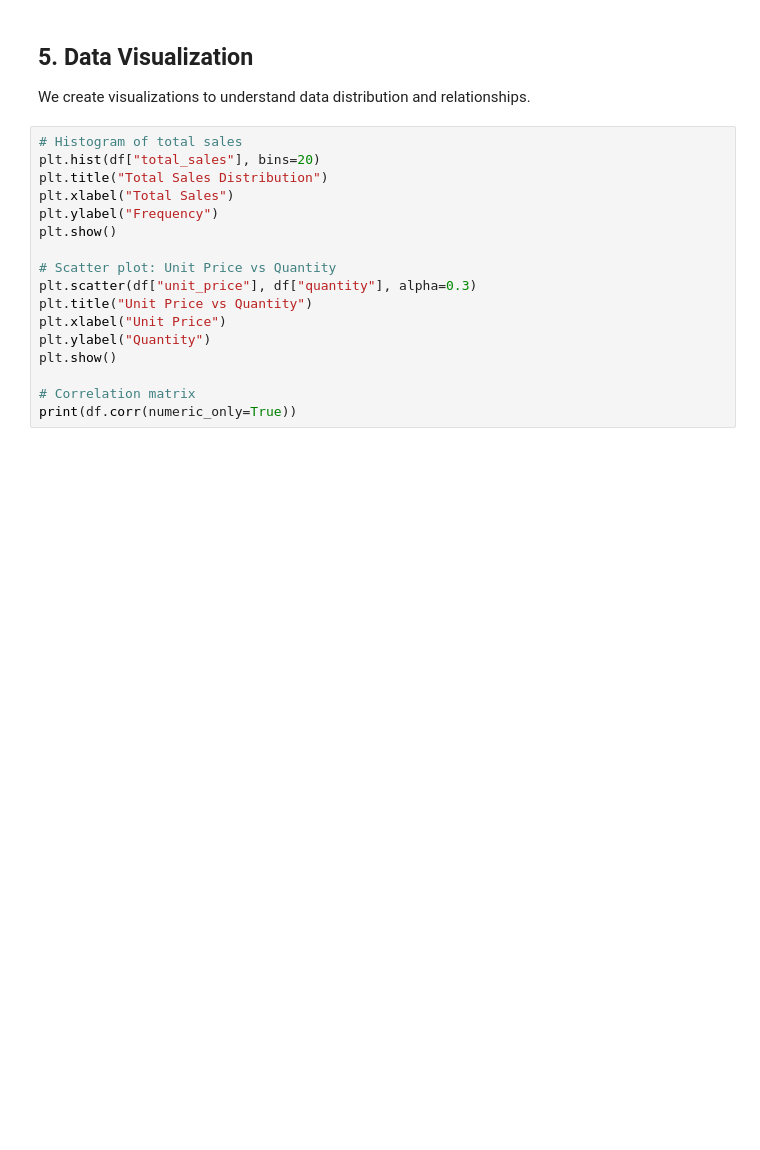
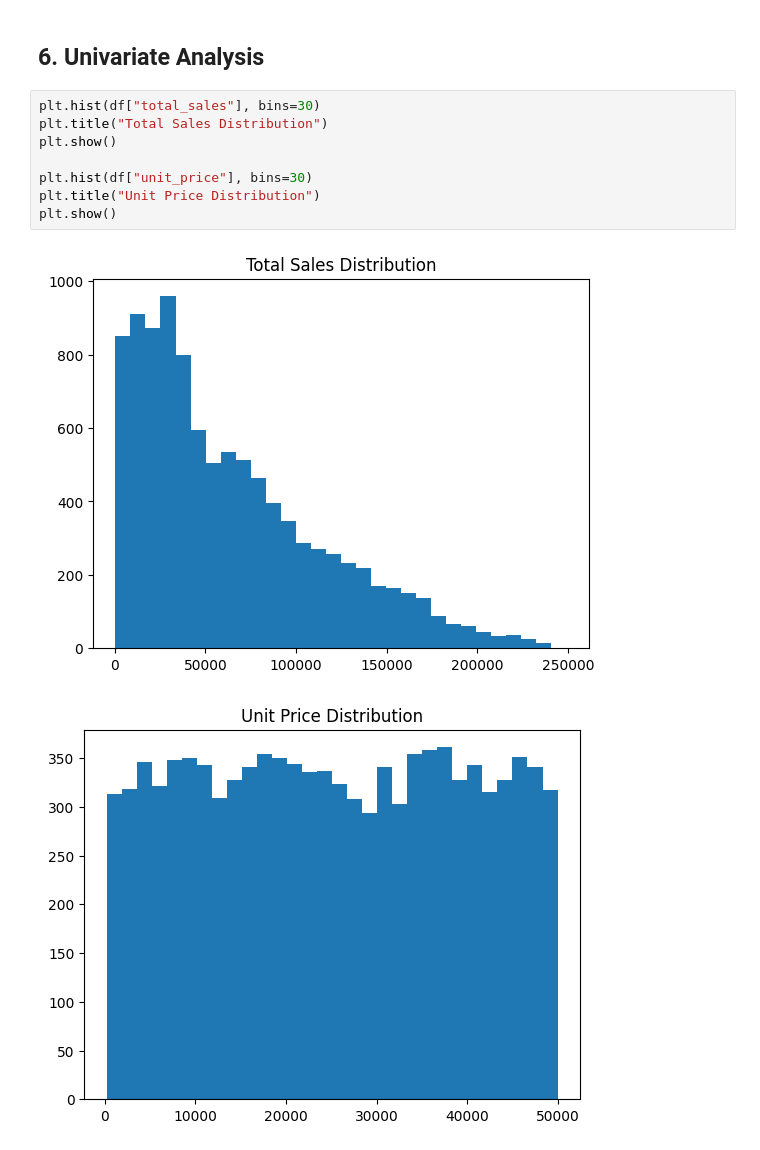
Before and after one commit to xcsi/Lab3WASAN, a Jupyter notebook: lab3.ipynb, the cells around one changed output. Saved outputs shown, nothing was run; the diff lists cells and outputs as text; blank space fills up the shorter version.

```diff
--- a/lab3.ipynb
+++ b/lab3.ipynb
@@ -54,21 +96,13 @@ print("Duplicates after:", df.duplicated().sum())
 # %% [markdown]
-## 5. Data Visualization
-
-We create visualizations to understand data distribution and relationships.
+## 6. Univariate Analysis
 # %%
-# Histogram of total sales
-plt.hist(df["total_sales"], bins=20)
+plt.hist(df["total_sales"], bins=30)
 plt.title("Total Sales Distribution")
-plt.xlabel("Total Sales")
-plt.ylabel("Frequency")
 plt.show()
 
-# Scatter plot: Unit Price vs Quantity
-plt.scatter(df["unit_price"], df["quantity"], alpha=0.3)
-plt.title("Unit Price vs Quantity")
-plt.xlabel("Unit Price")
-plt.ylabel("Quantity")
+plt.hist(df["unit_price"], bins=30)
+plt.title("Unit Price Distribution")
 plt.show()
-
-# Correlation matrix
-print(df.corr(numeric_only=True))
+# %% [output]
+[figure, added]
+[figure, added]
```
Also changed, not shown: parts of 16 cells of this notebook.
